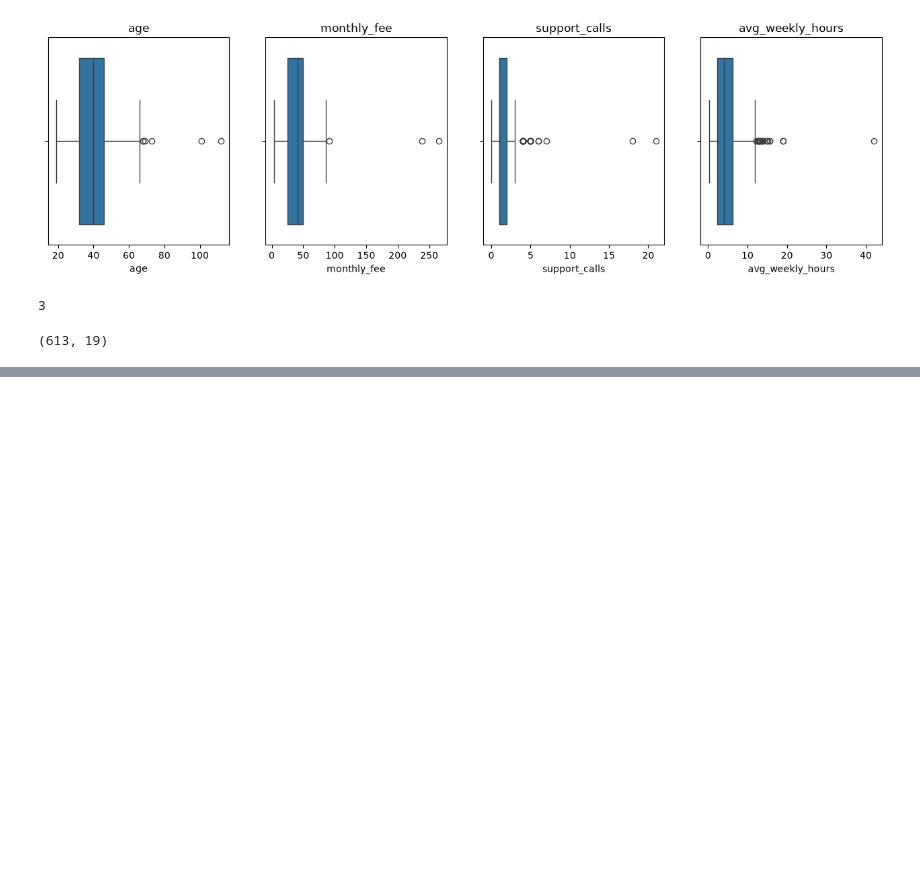
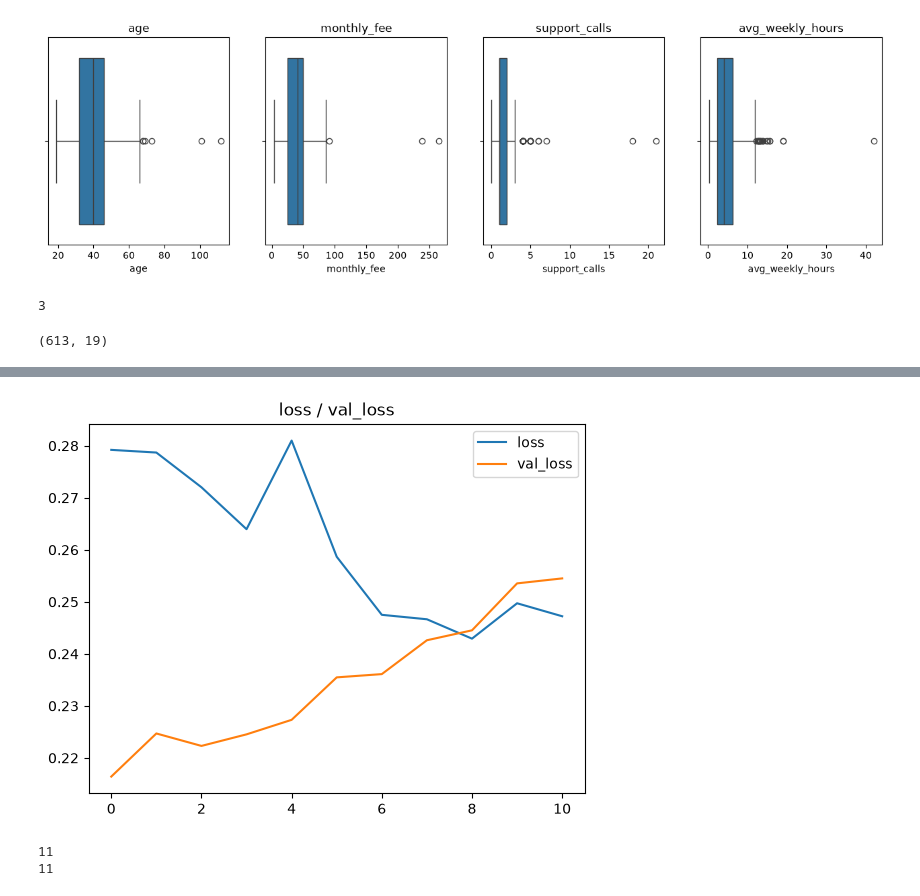
Before and after one commit to Lui-die-lui/aice-associate-study, a Jupyter notebook: DAY19/day19_binary_review.ipynb, the cells around one changed output, grey strips where cells are left out. Cells and saved outputs as stored; diff of their text form; code cells hidden in the pictures; blank space fills up the shorter version.

```diff
--- a/DAY19/day19_binary_review.ipynb
+++ b/DAY19/day19_binary_review.ipynb
@@ -255,0 +378,14 @@ data_out.shape
+# %%
+from sklearn.linear_model import LogisticRegression
+
+logistic_model = LogisticRegression(random_state=42)
+
+logistic_model.fit(X_train_scaled, y_train)
+
+y_pred = logistic_model.predict(X_test_scaled)
+
+y_proba = logistic_model.predict_proba(X_test_scaled)[:,1]
+
+
+print(y_pred[:10])
+print(y_proba[:10])
@@ -255,0 +652,23 @@ data_out.shape
+# %%
+from tensorflow.keras.callbacks import EarlyStopping, ModelCheckpoint
+
+estop = EarlyStopping(
+  monitor='val_loss',
+  patience=10,
+  restore_best_weights=True
+)
+
+checkpoint = ModelCheckpoint(
+  filepath='best_binary_model.keras',
+  monitor='val_loss',
+  save_best_only=True
+)
+
+history = binary_model.fit(
+  X_train_scaled,
+  y_train,
+  validation_split=0.2, # val_loss 가 생김
+  epochs=100,
+  batch_size=32,
+  callbacks=[estop, checkpoint]
+)
@@ -255,0 +712,17 @@ data_out.shape
+# %%
+plt.plot(history.history['loss'], label='loss')
+plt.plot(history.history['val_loss'], label='val_loss')
+
+plt.title('loss / val_loss')
+plt.legend()
+
+plt.show()
+# %% [output]
+[figure, added]
+# %%
+# 실제로 실행된 epoch마다 loss가 하나씩 저장되므로 길이를 세면 된다.
+print(len(history.history['loss']))
+print(len(history.epoch))
+# %% [output]
+11
+11
```
Also changed, not shown: parts of 27 cells of this notebook, 5 other files.
